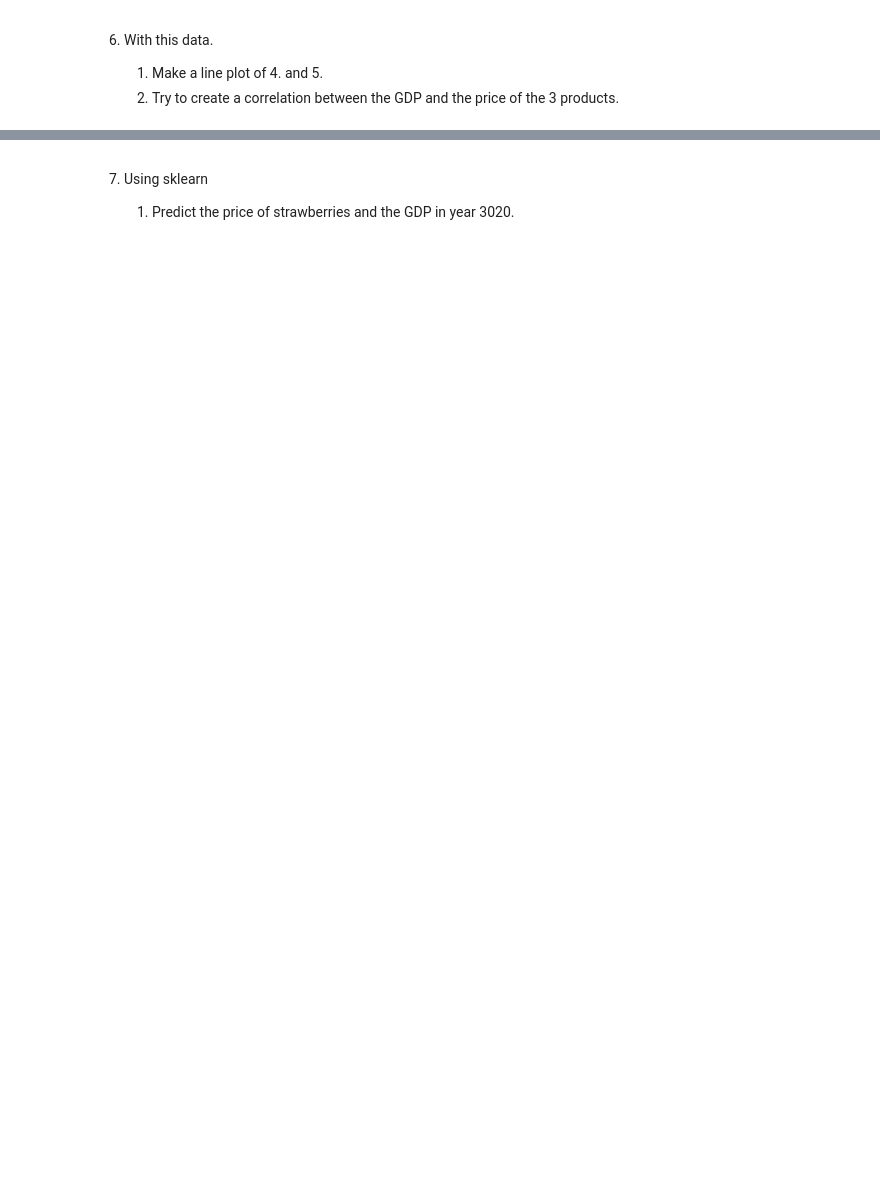
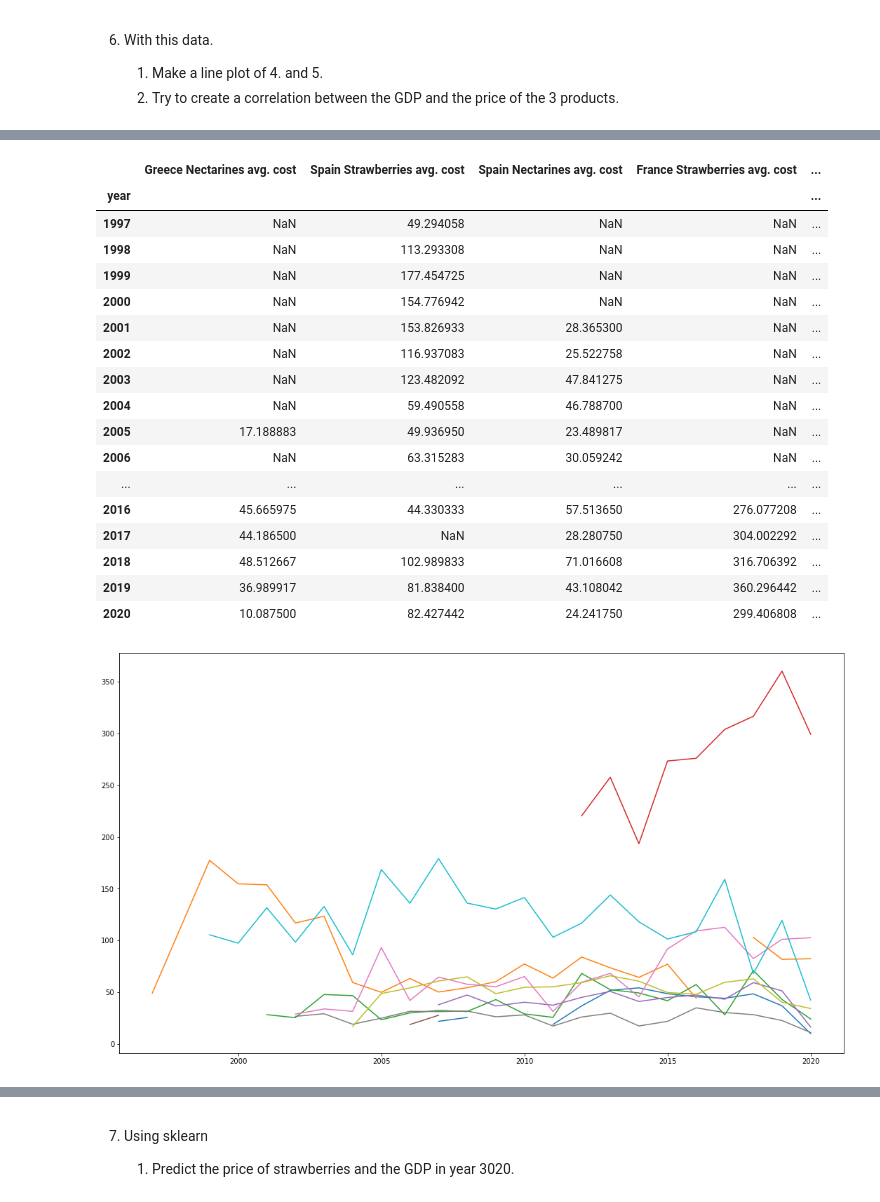
Before and after one commit to Bringordie/sem4python, a Jupyter notebook: Week44-ex10/Week_44.ipynb, the cells around one changed output, grey strips where cells are left out. Saved outputs shown, nothing was run; the diff lists cells and outputs as text; code cells hidden in the pictures; blank space fills up the shorter version.

```diff
--- a/Week44-ex10/Week_44.ipynb
+++ b/Week44-ex10/Week_44.ipynb
@@ -326,12 +336,13 @@ result
 # %%
-# B Getting data out with data we want
+# A Getting data out with data we want of food
 import datetime
 
 start_year = 1995
 end_year = 2021
 difference = end_year - start_year
 
-countries = ["Greece", "Spain", "France", "Italy", "Portugal", "European Union"]
+#countries = ["Greece", "Spain", "France", "Italy", "Portugal", "European Union"]
+countries = ["Greece", "Spain", "France", "Italy", "Portugal"]
 categories = ["Strawberries", "Nectarines", "Apples Braeburn"]
 
 all_food_data = {}
@@ -376,10 +387,11 @@ all_food_data
 # %%
-# B Removing empty arrays
+# A Removing empty arrays of food
 
 import matplotlib.pyplot as plt
 import pandas as pd
 
-countries = ["Greece", "Spain", "France", "Italy", "Portugal", "European Union"]
+#countries = ["Greece", "Spain", "France", "Italy", "Portugal", "European Union"]
+countries = ["Greece", "Spain", "France", "Italy", "Portugal"]
 categories = ["Strawberries", "Nectarines", "Apples Braeburn"]
 
 
@@ -476,0 +431,48 @@ TypeError: unhashable type: 'list'
+# %%
+# A Now we have a correct dataframe of the food data.
+import matplotlib.pyplot as plt
+
+#countries = ["Greece", "Spain", "France", "Italy", "Portugal", "European Union"]
+countries = ["Greece", "Spain", "France", "Italy", "Portugal"]
+categories = ["Strawberries", "Nectarines", "Apples Braeburn"]
+
+country_food_prices = []
+
+def make_df():
+    for country in countries:
+        country = list_df.get(country)
+        for category in categories:
+            if(country.get(category) is not None):
+                c_food_df = pd.DataFrame(country.get(category)).set_index('year')
+                country_food_prices.append(c_food_df)
+
+make_df()
+
+
+country_food_prices
+food_result = pd.concat(country_food_prices, axis=1)
+food_result
+plt.plot(food_result)
+fig = plt.gcf()
+fig.set_size_inches(18.5, 10.5)
+food_result
+# %% [output]
+|  | Greece Nectarines avg. cost | Spain Strawberries avg. cost | Spain Nectarines avg. cost | France Strawberries avg. cost | ... |
+| year |  |  |  |  | ... |
+| 1997 | NaN | 49.294058 | NaN | NaN | ... |
+| 1998 | NaN | 113.293308 | NaN | NaN | ... |
+| 1999 | NaN | 177.454725 | NaN | NaN | ... |
+| 2000 | NaN | 154.776942 | NaN | NaN | ... |
+| 2001 | NaN | 153.826933 | 28.365300 | NaN | ... |
+| 2002 | NaN | 116.937083 | 25.522758 | NaN | ... |
+| 2003 | NaN | 123.482092 | 47.841275 | NaN | ... |
+| 2004 | NaN | 59.490558 | 46.788700 | NaN | ... |
+| 2005 | 17.188883 | 49.936950 | 23.489817 | NaN | ... |
+| 2006 | NaN | 63.315283 | 30.059242 | NaN | ... |
+| ... | ... | ... | ... | ... | ... |
+| 2016 | 45.665975 | 44.330333 | 57.513650 | 276.077208 | ... |
+| 2017 | 44.186500 | NaN | 28.280750 | 304.002292 | ... |
+| 2018 | 48.512667 | 102.989833 | 71.016608 | 316.706392 | ... |
+| 2019 | 36.989917 | 81.838400 | 43.108042 | 360.296442 | ... |
+| 2020 | 10.087500 | 82.427442 | 24.241750 | 299.406808 | ... |
+[figure, added]
```
Also changed, not shown: parts of 12 cells of this notebook.
